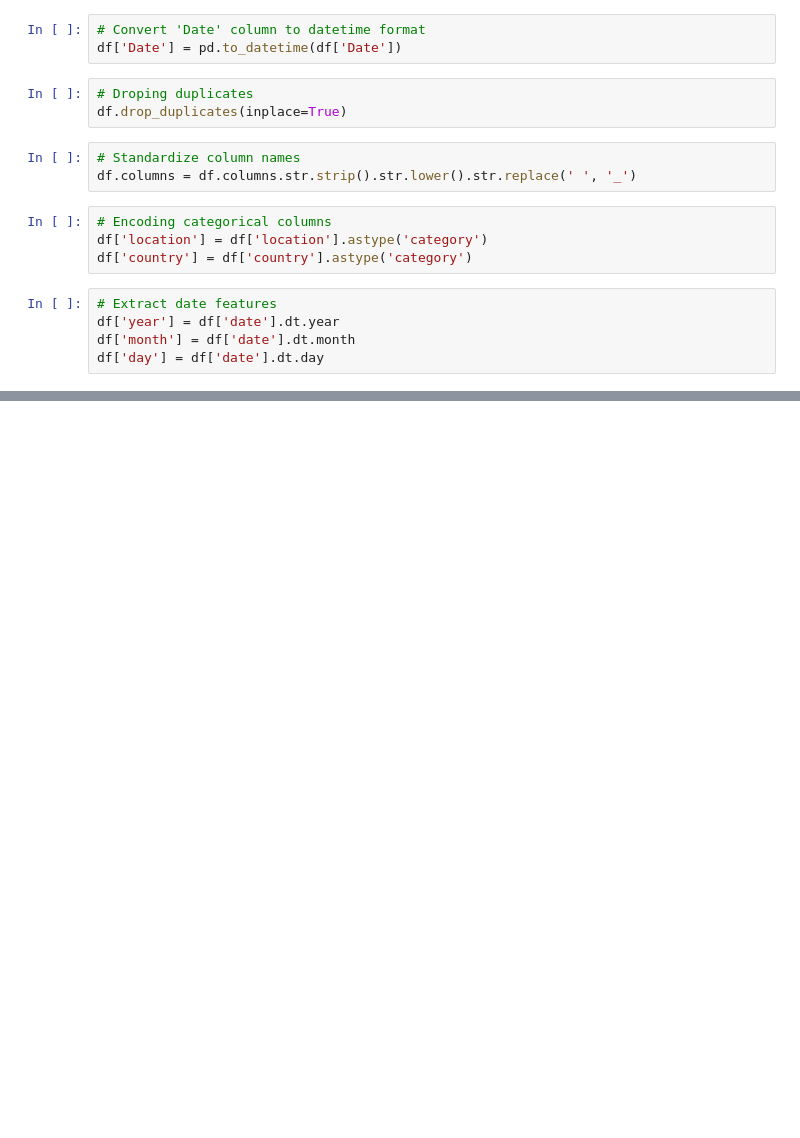
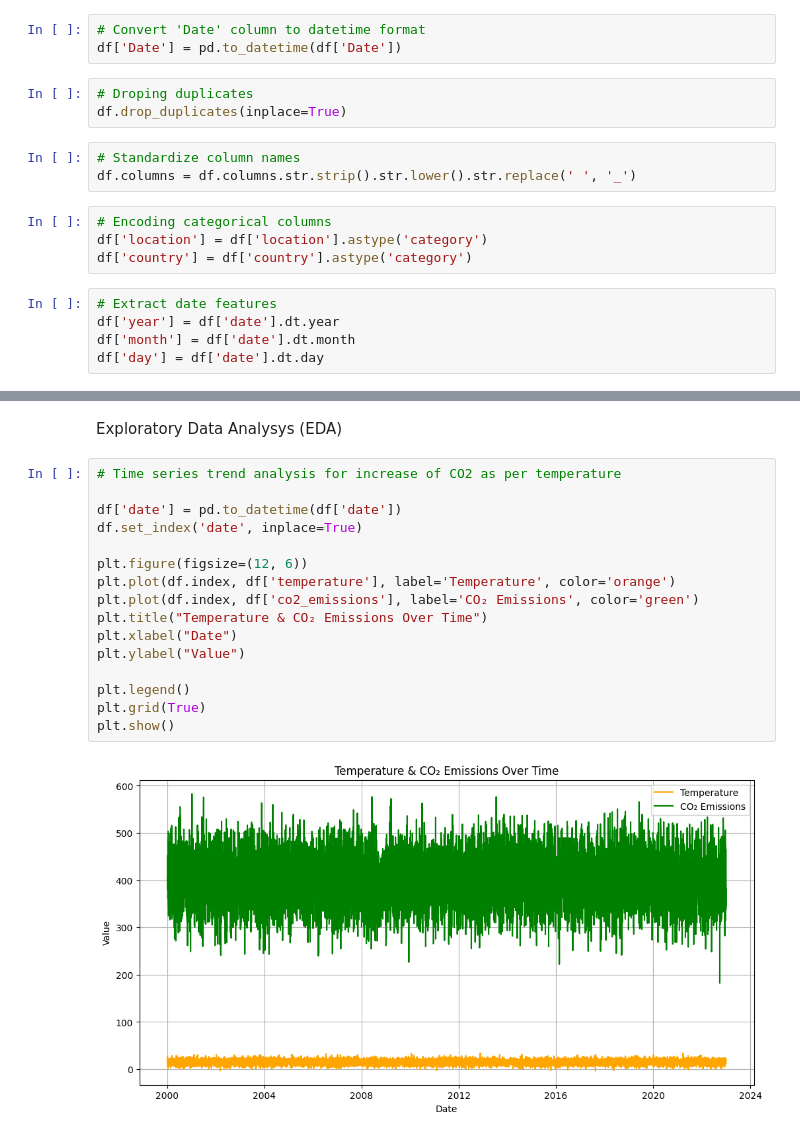
Before and after one commit to MahaswetaTalik/edunet-Foundation, a Jupyter notebook: Climate_Chnage_and_Disaster_Management.ipynb, the cells around one changed output, grey strips where cells are left out. Cells and saved outputs as stored; diff of their text form; blank space fills up the shorter version.

```diff
--- a/Climate_Chnage_and_Disaster_Management.ipynb
+++ b/Climate_Chnage_and_Disaster_Management.ipynb
@@ -112,3 +106,23 @@ df.head()
 | 2 | 2000-01-02 16:19:26.516651665 | West Williamland | French Guiana | 27.323718 | 451.553155 | -0.160783 | 42.697931 | 96.652600 | ... |
 | 3 | 2000-01-03 12:29:09.774977497 | South David | Vietnam | 12.309581 | 422.404983 | -0.475931 | 5.193341 | 47.467938 | ... |
 | 4 | 2000-01-04 08:38:53.033303330 | New Scottburgh | Moldova | 13.210885 | 410.472999 | 1.135757 | 78.695280 | 61.789672 | ... |
+# %% [markdown]
+Exploratory Data Analysys (EDA)
+# %%
+# Time series trend analysis for increase of CO2 as per temperature
+
+df['date'] = pd.to_datetime(df['date'])
+df.set_index('date', inplace=True)
+
+plt.figure(figsize=(12, 6))
+plt.plot(df.index, df['temperature'], label='Temperature', color='orange')
+plt.plot(df.index, df['co2_emissions'], label='CO₂ Emissions', color='green')
+plt.title("Temperature & CO₂ Emissions Over Time")
+plt.xlabel("Date")
+plt.ylabel("Value")
+
+plt.legend()
+plt.grid(True)
+plt.show()
+# %% [output]
+[figure, added]
```
Also changed, not shown: parts of 23 cells of this notebook.
